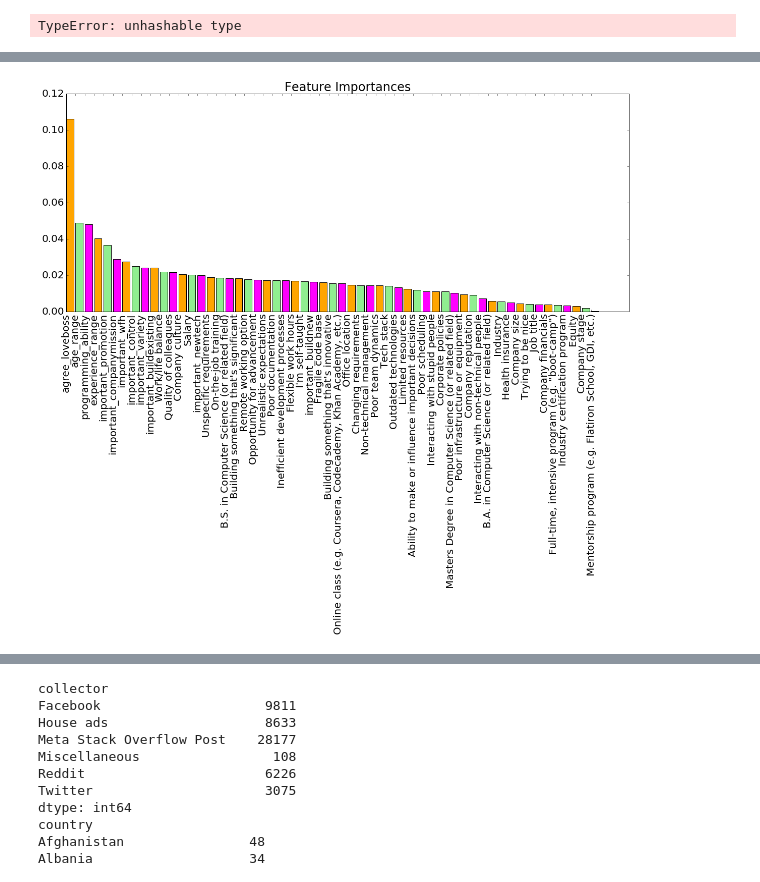
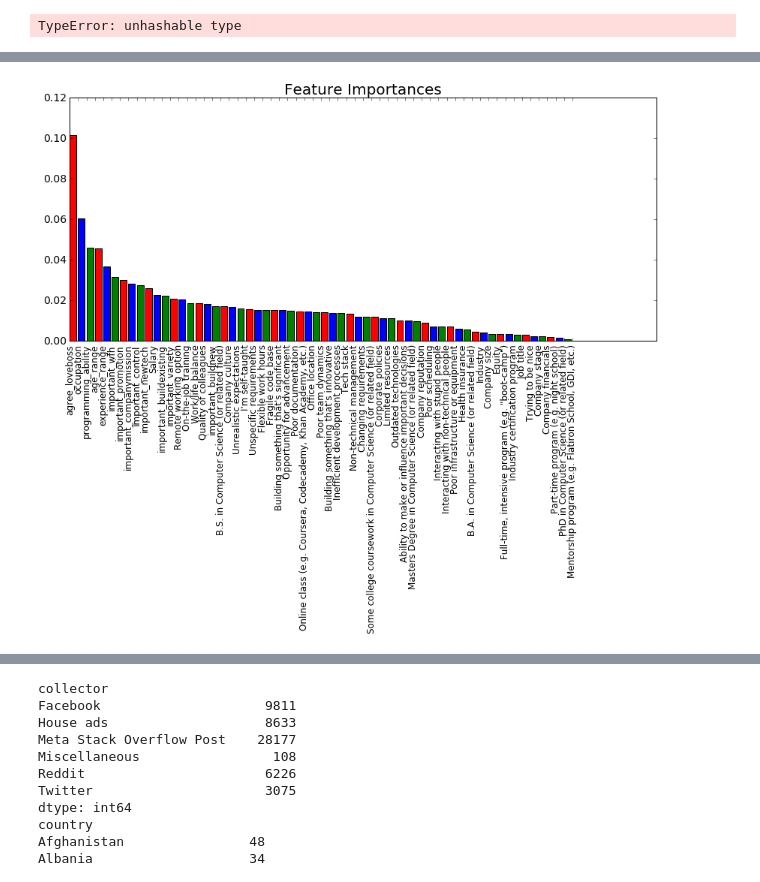
Before and after one commit to jonmhong/Stack_Overflow_Data, a Jupyter notebook: stack_overflow.ipynb, the cells around one changed output, grey strips where cells are left out. Drawn from its saved outputs; the diff is of its cells as text; code cells hidden in the pictures.

```diff
--- a/stack_overflow.ipynb
+++ b/stack_overflow.ipynb
@@ -635,0 +470,2 @@ work_xp_df['education'].str.get_dummies(sep='; ')
+# %%
+fillna_df = pd.concat([fillna_features, label], axis=1)
@@ -954,13 +1070,15 @@ F1 Score (ExtraTrees): 0.532724821758
 # %%
-from sklearn.naive_bayes import MultinomialNB
+# from sklearn.naive_bayes import MultinomialNB
 
-mnb = MultinomialNB()
-# mnb.fit(cleaned_features, label[label.columns[-1]])
-mnb.fit(X_train, y_train)
+# mnb = MultinomialNB()
 
-nb_pred = mnb.predict(X_test)
+# mnb.fit(X_train, y_train)
 
-f1_nb = f1_score(y_test, nb_pred)
+# nb_pred = mnb.predict(X_test)
 
-print f1_nb
+# f1_nb = f1_score(y_test, nb_pred)
+
+# print f1_nb
+
+cleaned_df[cleaned_df.columns].groupby(cleaned_df[cleaned_df.columns]).count()
 # %% [output]
@@ -980,12 +1096,12 @@ params = {'n_estimators': range(10, 15),
           'criterion': ['gini', 'entropy'],
           'min_samples_split': range(1, 5),
           'min_samples_leaf': range(5, 10)}
-scorer = make_scorer(f1_score)
+scorer = make_scorer(f1_score, pos_label=1)
 est = RandomForestClassifier()
 est.fit(X_train, y_train)
 
 gs = GridSearchCV(est, param_grid=params, scoring=scorer)
-gs.fit(features, label[label.columns[-1]])
+gs.fit(X, y)
 
 print gs.best_estimator_
 print gs.best_score_
@@ -996,8 +1120,8 @@ ValueError: could not convert string to float: Full-stack web developer
 # %%
 # input the optimal parameters into the classifier
-rfc = RandomForestClassifier(min_samples_split=1,
-                             n_estimators=13,
-                             criterion='entropy',
+rfc = RandomForestClassifier(min_samples_split=2,
+                             n_estimators=10,
+                             criterion='gini',
                              min_samples_leaf=7)
 
 t1 = time.time()
@@ -1012,6 +1136,6 @@ print "Prediction time: {}".format(t2 - t1)
 print "F1 Score: {}".format(rfc_f1)
 
 # analyze the most important features that help make the best predictions
-rfc_fi_ = pd.Series(rfc.feature_importances_, index=cleaned_features.columns)
+rfc_fi_ = pd.Series(rfc.feature_importances_, index=X.columns)
 rfc_fi_ = rfc_fi_.sort_values(ascending=False)
 # %% [output]
@@ -1281,17 +1393,17 @@ important_buildexisting     0.024226
 dtype: float64
 # %%
 # plotting feature importances in descending order
-pl.figure(figsize=(20,8))
-pl.title("Feature Importances", size=24)
+pl.figure(figsize=(14, 6))
+pl.title("Feature Importances", size=20)
 pl.bar(np.arange(len(rfc_fi_.index)),
        rfc_fi_.values,
-       color=('orange', 'lightgreen', 'magenta'),
+       color=('red', 'blue', 'green'),
        tick_label=list(rfc_fi_.index))
-pl.xticks(np.arange(len(rfc_fi_.index)), list(rfc_fi_.index), rotation='vertical', fontsize=20)
-pl.yticks(size=20)
-pl.subplots_adjust(bottom=0.15)
+pl.xticks(np.arange(len(rfc_fi_.index)), list(rfc_fi_.index), rotation='vertical', fontsize=12)
+pl.yticks(size=14)
+pl.subplots_adjust(bottom=.15)
 # %% [output]
-[figure, old version]
+[figure, new version]
 # %%
 import xgboost as xgb
 
```
Also changed, not shown: parts of 42 cells of this notebook.
